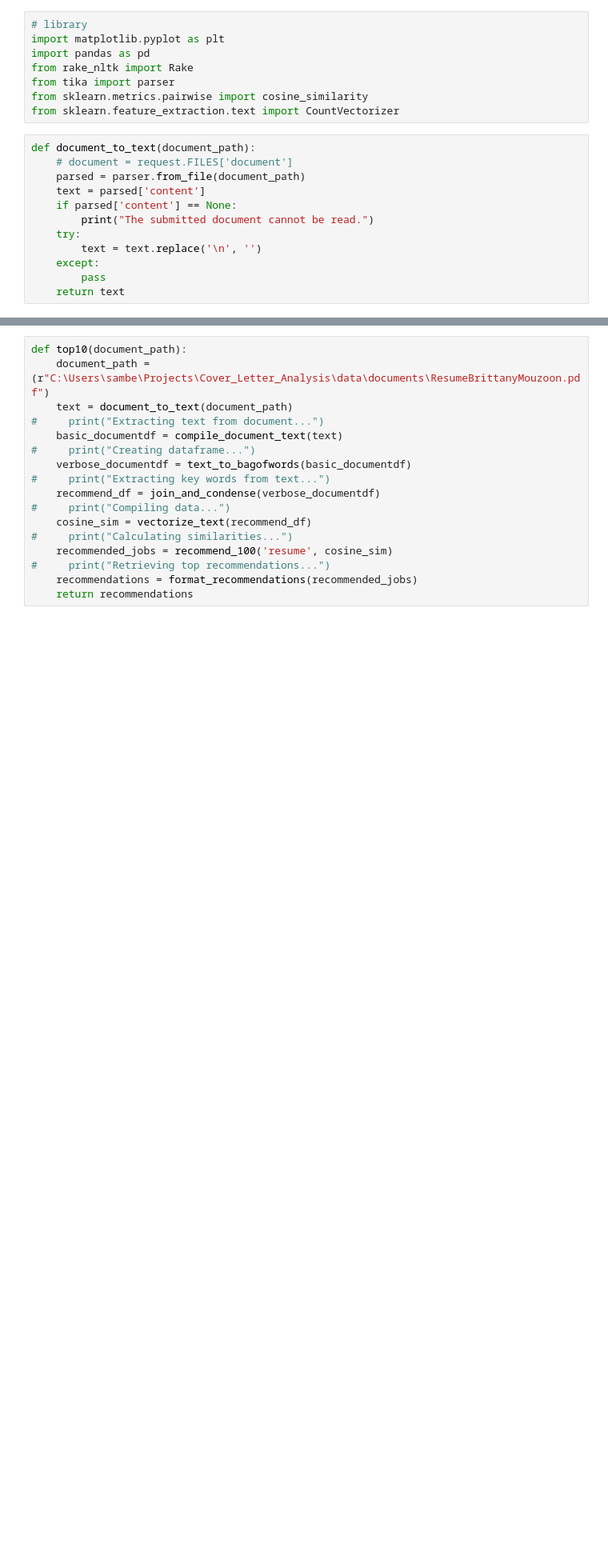
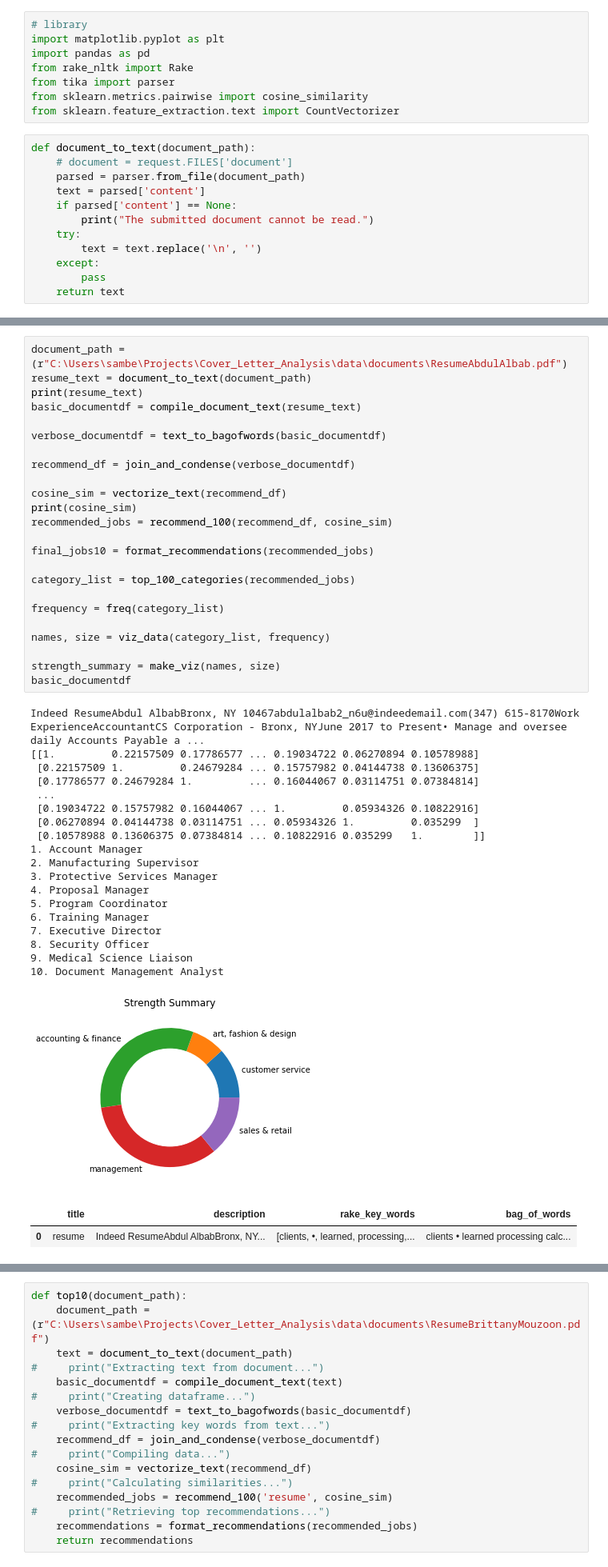
Before and after one commit to sambellsoup/Cover_Letter_Analysis, a Jupyter notebook: data_pipeline.ipynb, the cells around one changed output, grey strips where cells are left out. Shown at 80% size. Cells and saved outputs as stored; diff of their text form; blank space fills up the shorter version.

```diff
--- a/data_pipeline.ipynb
+++ b/data_pipeline.ipynb
@@ -349,0 +185,46 @@ analyze(document_path)
+# %%
+document_path = (r"C:\Users\sambe\Projects\Cover_Letter_Analysis\data\documents\ResumeAbdulAlbab.pdf")
+resume_text = document_to_text(document_path)
+print(resume_text)
+basic_documentdf = compile_document_text(resume_text)
+
+verbose_documentdf = text_to_bagofwords(basic_documentdf)
+
+recommend_df = join_and_condense(verbose_documentdf)
+
+cosine_sim = vectorize_text(recommend_df)
+print(cosine_sim)
+recommended_jobs = recommend_100(recommend_df, cosine_sim)
+
+final_jobs10 = format_recommendations(recommended_jobs)
+
+category_list = top_100_categories(recommended_jobs)
+
+frequency = freq(category_list)
+
+names, size = viz_data(category_list, frequency)
+
+strength_summary = make_viz(names, size)
+basic_documentdf
+# %% [output]
+Indeed ResumeAbdul AlbabBronx, NY 10467abdulalbab2_n6u@indeedemail.com(347) 615-8170Work ExperienceAccountantCS Corporation - Bronx, NYJune 2017 to Present• Manage and oversee daily Accounts Payable a ...
+[[1.         0.22157509 0.17786577 ... 0.19034722 0.06270894 0.10578988]
+ [0.22157509 1.         0.24679284 ... 0.15757982 0.04144738 0.13606375]
+ [0.17786577 0.24679284 1.         ... 0.16044067 0.03114751 0.07384814]
+ ...
+ [0.19034722 0.15757982 0.16044067 ... 1.         0.05934326 0.10822916]
+ [0.06270894 0.04144738 0.03114751 ... 0.05934326 1.         0.035299  ]
+ [0.10578988 0.13606375 0.07384814 ... 0.10822916 0.035299   1.        ]]
+1. Account Manager
+2. Manufacturing Supervisor
+3. Protective Services Manager
+4. Proposal Manager
+5. Program Coordinator
+6. Training Manager
+7. Executive Director
+8. Security Officer
+9. Medical Science Liaison
+10. Document Management Analyst
+[figure, added]
+|  | title | description | rake_key_words | bag_of_words |
+| 0 | resume | Indeed ResumeAbdul AlbabBronx, NY... | [clients, •, learned, processing,... | clients • learned processing calc... |
```
Also changed, not shown: parts of 42 cells of this notebook.
